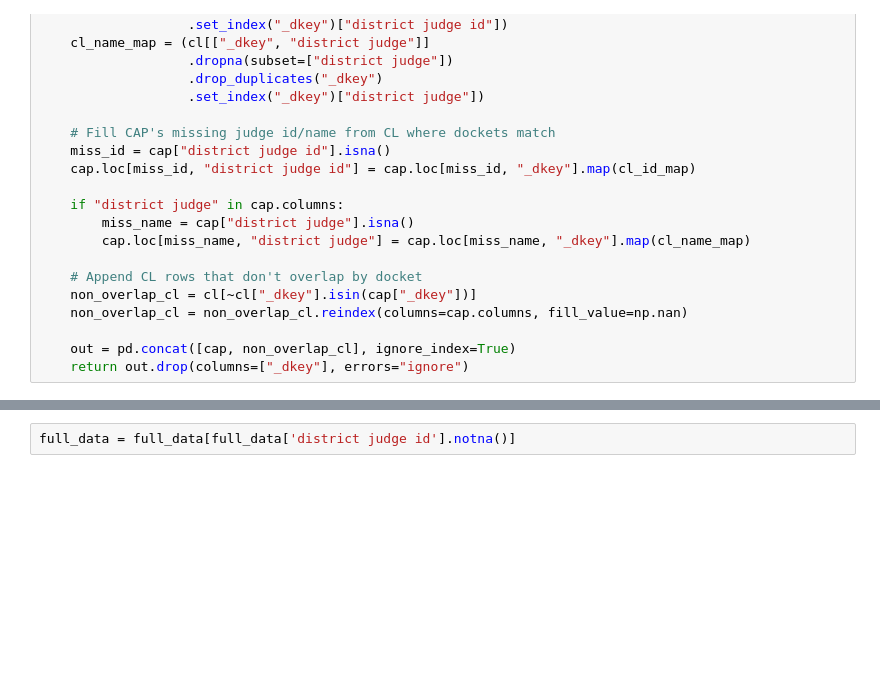
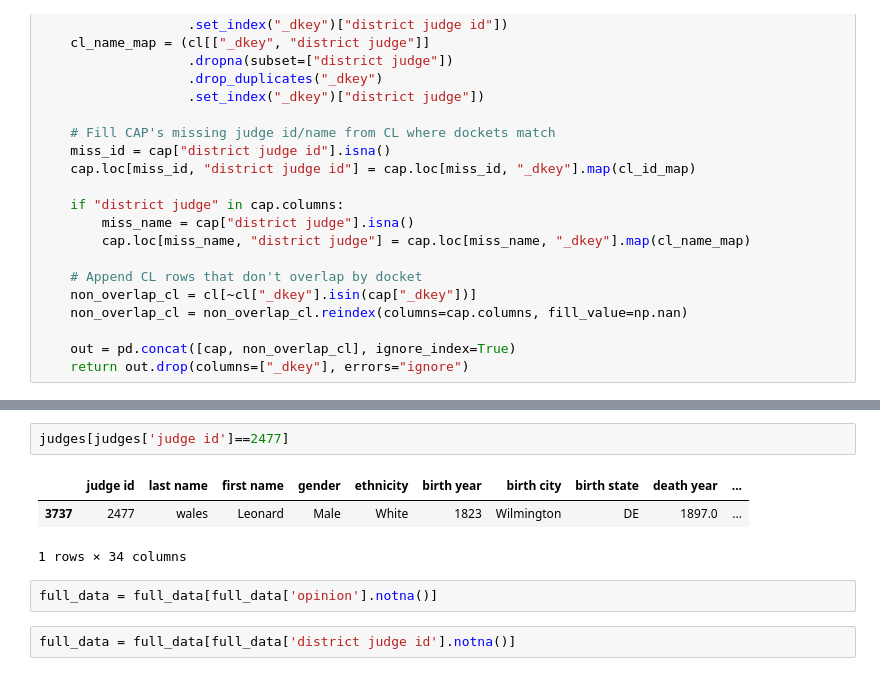
Before and after one commit to ilyadavidson/judge_project, a Jupyter notebook: inference.ipynb, the cells around one changed output, grey strips where cells are left out. Drawn from its saved outputs; the diff is of its cells as text; blank space fills up the shorter version.

```diff
--- a/inference.ipynb
+++ b/inference.ipynb
@@ -360,2 +340,10 @@ full_data = merge_cap_and_cl(cap_clean, cl_final)
+# %%
+judges[judges['judge id']==2477]
+# %% [output]
+|  | judge id | last name | first name | gender | ethnicity | birth year | birth city | birth state | death year | ... |
+| 3737 | 2477 | wales | Leonard | Male | White | 1823 | Wilmington | DE | 1897.0 | ... |
+1 rows × 34 columns
+# %%
+full_data = full_data[full_data['opinion'].notna()]
 # %%
 full_data = full_data[full_data['district judge id'].notna()]
```
Also changed, not shown: parts of 31 cells of this notebook, 9 other files.
